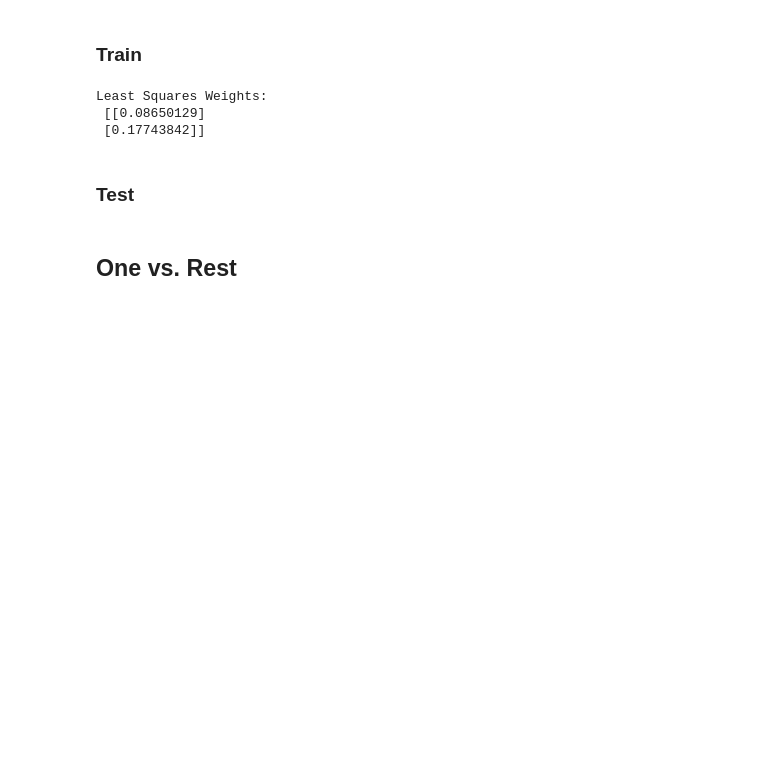
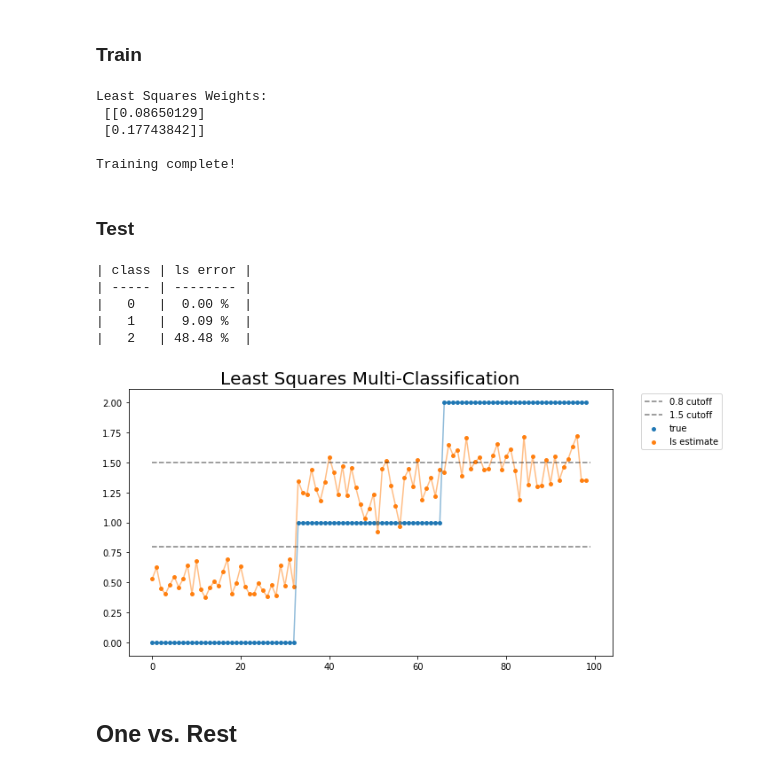
Before and after one commit to apletta/hand-detection, a Jupyter notebook: src/toy_model_FINAL.ipynb, the cells around one changed output. Saved outputs shown, nothing was run; the diff lists cells and outputs as text; code cells hidden in the pictures; blank space fills up the shorter version.

```diff
--- a/src/toy_model_FINAL.ipynb
+++ b/src/toy_model_FINAL.ipynb
@@ -171,10 +171,14 @@ b_test = known_labels_testing
 w_ls = np.linalg.inv(X.T@X)@X.T@b
 
 print("Least Squares Weights:\n", w_ls)
+print()
+print("Training complete!")
 # %% [output]
 Least Squares Weights:
  [[0.08650129]
  [0.17743842]]
+
+Training complete!
 # %% [markdown]
 ### Test
 # %%
@@ -183,6 +187,7 @@ b_predict = X_test@w_ls
 
 # round predictions
 cutoffs = [0.8, 1.5]
+classes = [0, 1, 2]
 def classify(classes, b_hat, cutoffs):
     b_classified = b_hat.copy()
     for i in range(len(b_classified)):
@@ -191,34 +196,41 @@ def classify(classes, b_hat, cutoffs):
         elif b_classified[i] > cutoffs[-1]:
             b_classified[i] = classes[-1]
         else:
             b_classified[i] = classes[1]
     return b_classified
 
 
 # test ls against test data
 header = ["class", "ls error"]
 data = []
 b_classes = np.zeros((samplePerClass,len(classes)))
 b_hat = np.zeros(b_classes.shape)
 
 # b_classified = classify(classes, b_predict, cutoffs)
 # num_err = np.sum(b_classified != b_test)
 for c in classes:
-    b_classes[:,c] = np.where(b_test == c)
+    b_classes[:,c] = b_test[np.where(b_test == c)]
     b_hat[:,c] = classify(classes, b_predict[np.where(b_test==c)], cutoffs).reshape(len(b_classes[:,c]),)
 
     # find percent incorrect
     num_incorrect_svm = np.sum(b_hat[:,c] != b_classes[:,c])
     percent_incorrect_svm = num_incorrect_svm/len(b_hat[:,c])*100
     data.append([c,"{:0.2f} %".format(percent_incorrect_svm)])
 
 # print results
 printTable(header,data)
 
 # plot
 b_plot = b_test.reshape((len(b_test),1))
 plot_ls_results(b_plot, b_predict, "Least Squares Multi-Classification", "ls estimate", cutoffs)
 plt.show()
+# %% [output]
+| class | ls error |
+| ----- | -------- |
+|   0   |  0.00 %  |
+|   1   |  9.09 %  |
+|   2   | 48.48 %  |
+[figure, added]
 # %% [markdown]
 ## One vs. Rest
 # %% [markdown]
```
Also changed, not shown: parts of 7 cells of this notebook.
